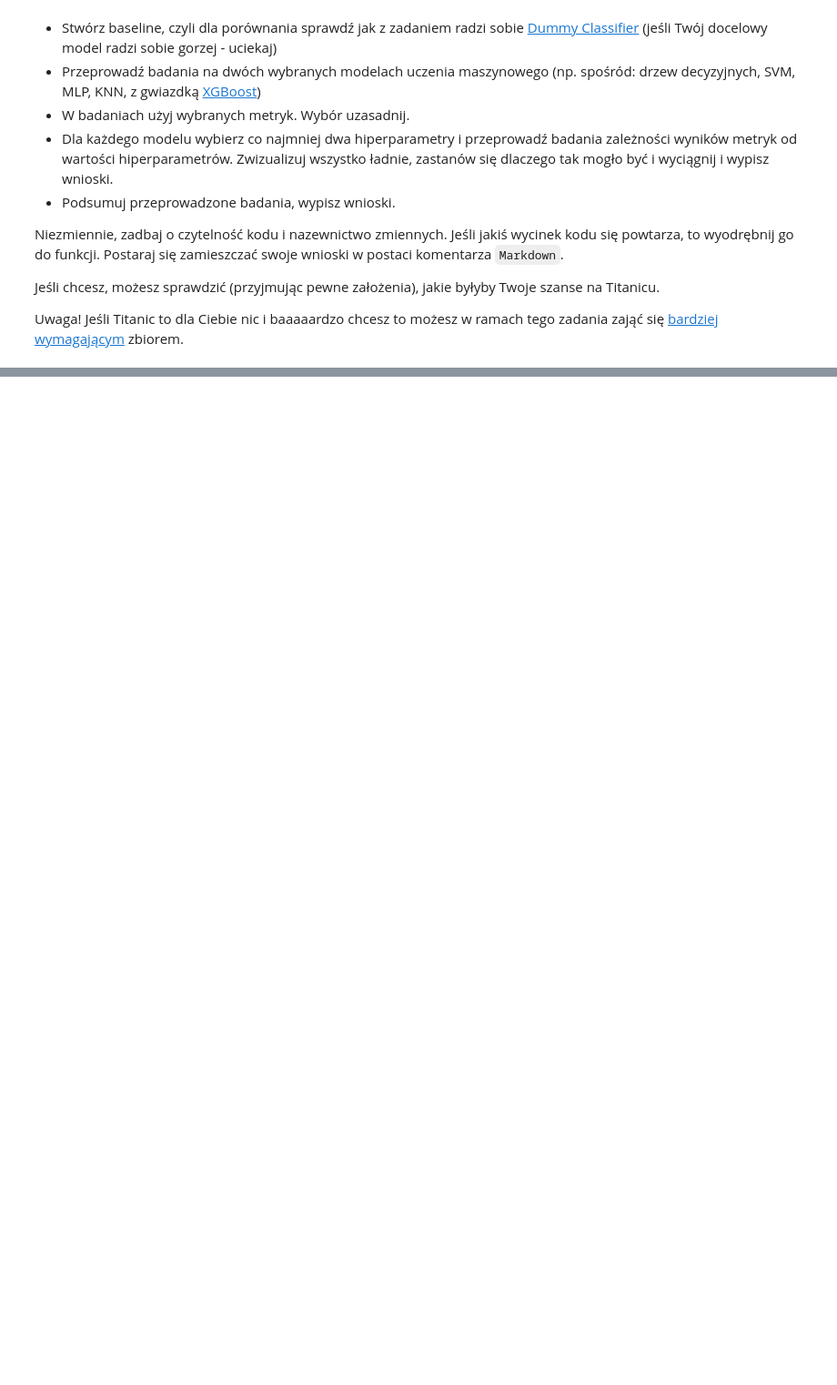
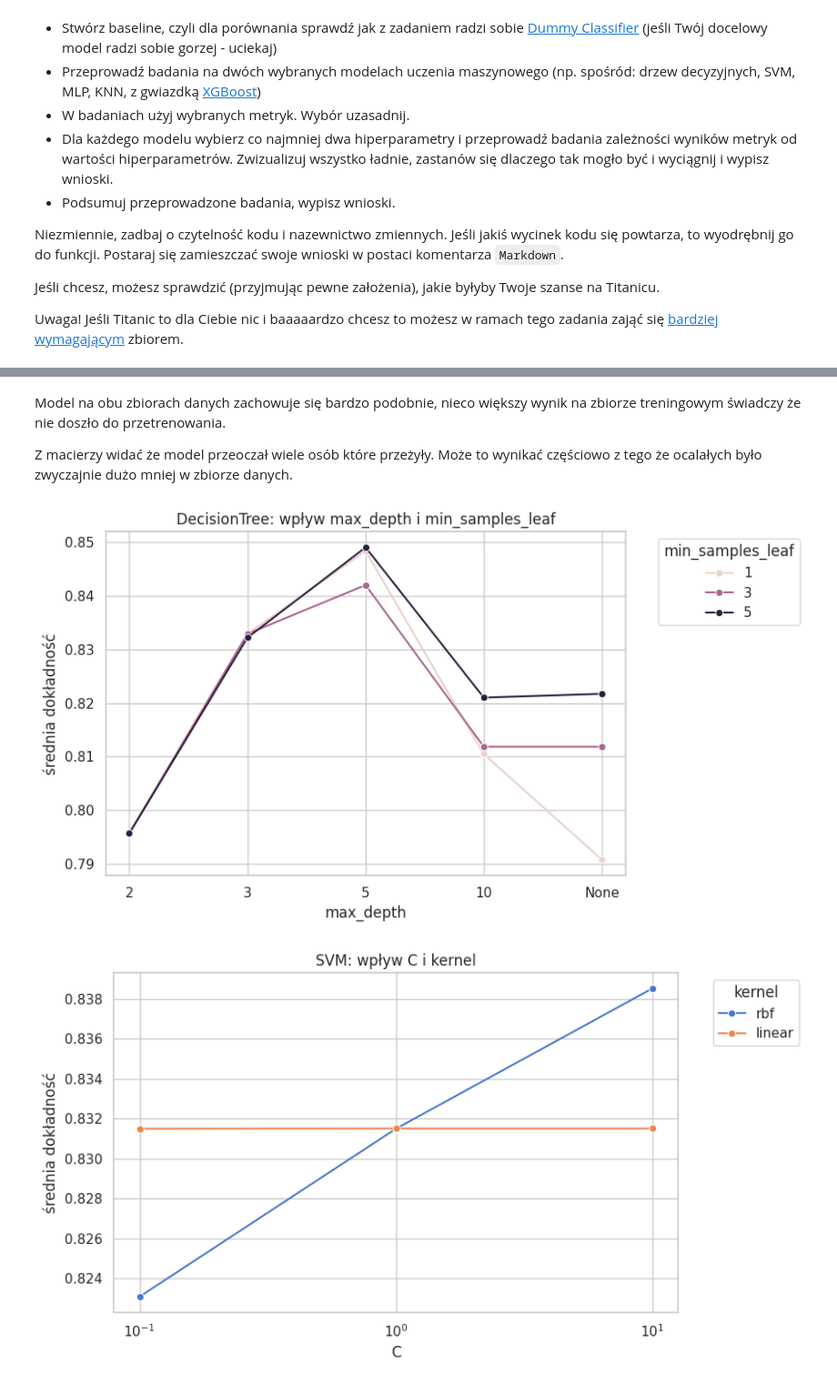
Before and after one commit to Solvro/ml-wakacyjne-wyzwanie-2026, a Jupyter notebook: 02_podstawy_aiml/ML_zadanie.ipynb, the cells around one changed output, grey strips where cells are left out. Shown at 91% size. Saved outputs shown, nothing was run; the diff lists cells and outputs as text; code cells hidden in the pictures; blank space fills up the shorter version.

```diff
--- a/02_podstawy_aiml/ML_zadanie.ipynb
+++ b/02_podstawy_aiml/ML_zadanie.ipynb
@@ -46,0 +358,64 @@ titanic_df['Cabin'].str[0].unique()
+# %% [markdown]
+Model na obu zbiorach danych zachowuje się bardzo podobnie, nieco większy wynik na zbiorze treningowym świadczy że nie doszło do przetrenowania.
+
+Z macierzy widać że model przeoczał wiele osób które przeżyły. Może to wynikać częściowo z tego że ocalałych było zwyczajnie dużo mniej w zbiorze danych.
+# %%
+plot_configs = {
+    'DecisionTree': {
+        'x': 'param_classifier__max_depth',
+        'hue': 'param_classifier__min_samples_leaf',
+        'scale': 'linear'
+    },
+    'SVM': {
+        'x': 'param_classifier__C',
+        'hue': 'param_classifier__kernel',
+        'scale': 'log'
+    },
+    'XGBoost': {
+        'x': 'param_classifier__n_estimators',
+        'hue': 'param_classifier__learning_rate',
+        'scale': 'linear'
+    }
+}
+# %%
+sns.set_theme(style="whitegrid", palette="muted")
+
+for res_row in results:
+    nazwa_modelu = res_row['model']
+
+    if nazwa_modelu in plot_configs:
+        cfg = plot_configs[nazwa_modelu]
+
+        cv_df = pd.DataFrame(res_row['cv_results'])
+
+        plt.figure(figsize=(9, 5))
+
+        # skala logarytmiczna dla liczb, tekstowa dla reszty, by uniknąć błędów z None
+        if cfg['scale'] == 'log':
+            cv_df[cfg['x']] = cv_df[cfg['x']].astype(float)
+            plt.xscale('log')
+        else:
+            cv_df[cfg['x']] = cv_df[cfg['x']].fillna('None').astype(str)
+
+        sns.lineplot(
+            data=cv_df,
+            x=cfg['x'],
+            y='mean_test_score',
+            hue=cfg['hue'],
+            marker='o',
+            errorbar=None
+        )
+
+        czysta_nazwa_x = cfg['x'].replace('param_classifier__', '')
+        czysta_nazwa_hue = cfg['hue'].replace('param_classifier__', '')
+
+        plt.title(f"{nazwa_modelu}: wpływ {czysta_nazwa_x} i {czysta_nazwa_hue}")
+        plt.xlabel(czysta_nazwa_x)
+        plt.ylabel('średnia dokładność')
+        plt.legend(title=czysta_nazwa_hue, bbox_to_anchor=(1.05, 1), loc='upper left')
+
+        plt.tight_layout()
+        plt.show()
+# %% [output]
+[figure, added]
+[figure, added]
```
Also changed, not shown: parts of 28 cells of this notebook.
